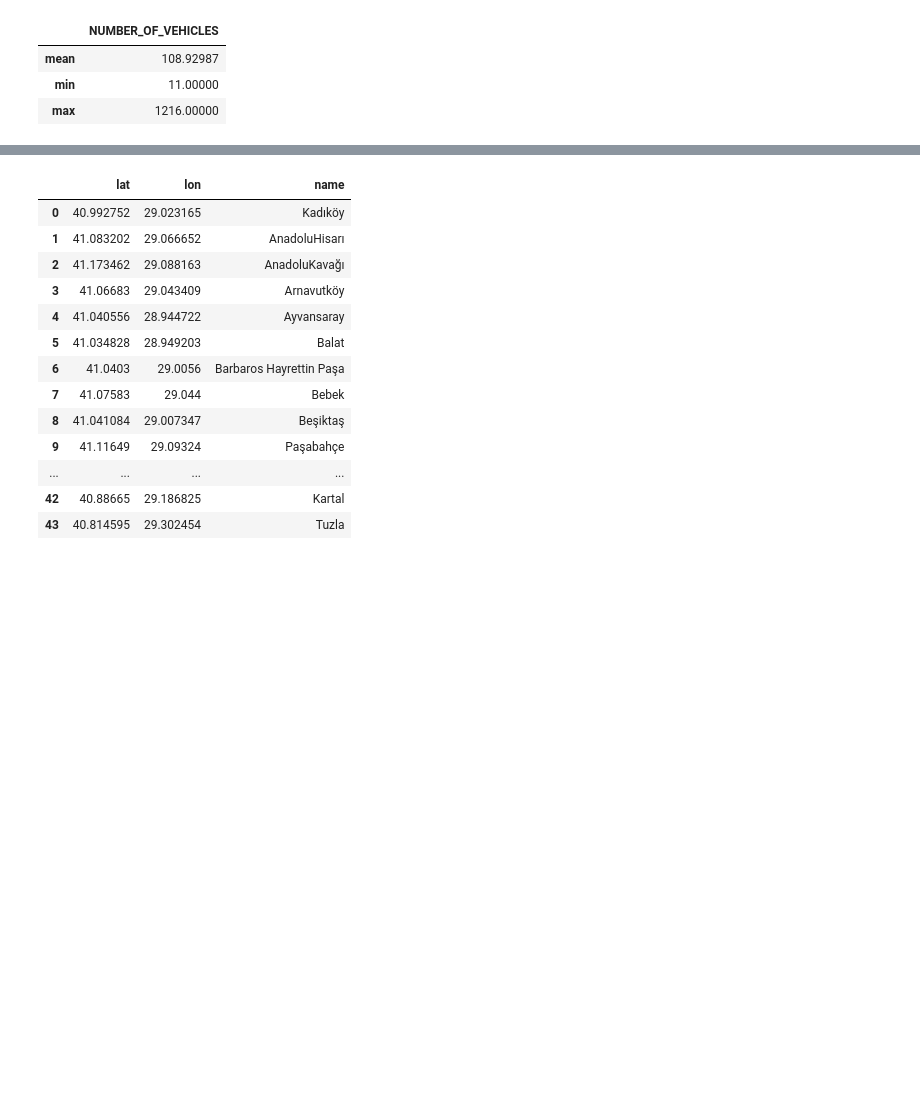
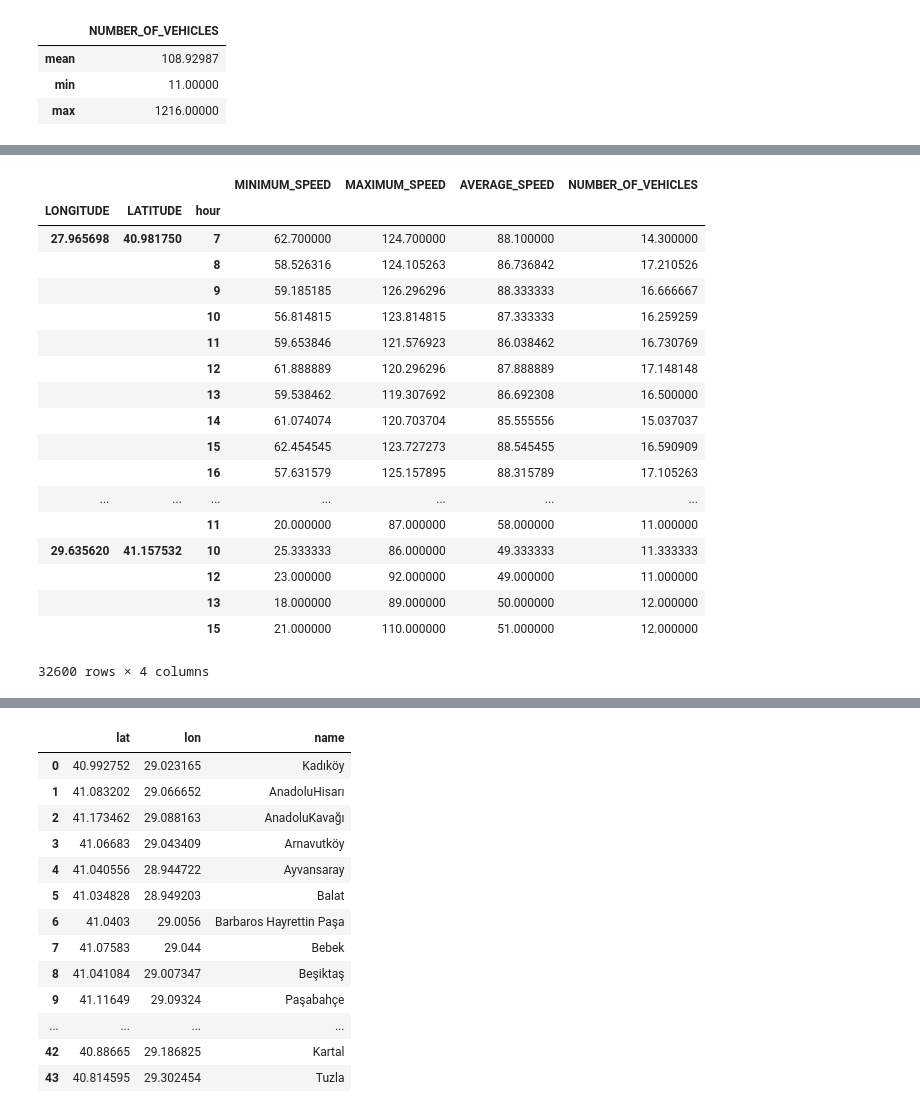
Before and after one commit to emre-isik/IBBTraffic-1, a Jupyter notebook: Traffic_in_Istanbul.ipynb, the cells around one changed output, grey strips where cells are left out. Cells and saved outputs as stored; diff of their text form; code cells hidden in the pictures; blank space fills up the shorter version.

```diff
--- a/Traffic_in_Istanbul.ipynb
+++ b/Traffic_in_Istanbul.ipynb
@@ -121,0 +144,4 @@ print(data[cond2bigger].shape)
+# %%
+# Creating hour column according to hour of DATE_TIME
+data['hour']=data['DATE_TIME'].apply(lambda x: x.hour)
+data.head()
@@ -122,3 +155,26 @@ print(data[cond2bigger].shape)
+# %%
+data = data.groupby(['LONGITUDE','LATITUDE','hour']).mean()
+data
+# %% [output]
+|  |  |  | MINIMUM_SPEED | MAXIMUM_SPEED | AVERAGE_SPEED | NUMBER_OF_VEHICLES |
+| LONGITUDE | LATITUDE | hour |  |  |  |  |
+| 27.965698 | 40.981750 | 7 | 62.700000 | 124.700000 | 88.100000 | 14.300000 |
+|  |  | 8 | 58.526316 | 124.105263 | 86.736842 | 17.210526 |
+|  |  | 9 | 59.185185 | 126.296296 | 88.333333 | 16.666667 |
+|  |  | 10 | 56.814815 | 123.814815 | 87.333333 | 16.259259 |
+|  |  | 11 | 59.653846 | 121.576923 | 86.038462 | 16.730769 |
+|  |  | 12 | 61.888889 | 120.296296 | 87.888889 | 17.148148 |
+|  |  | 13 | 59.538462 | 119.307692 | 86.692308 | 16.500000 |
+|  |  | 14 | 61.074074 | 120.703704 | 85.555556 | 15.037037 |
+|  |  | 15 | 62.454545 | 123.727273 | 88.545455 | 16.590909 |
+|  |  | 16 | 57.631579 | 125.157895 | 88.315789 | 17.105263 |
+| ... | ... | ... | ... | ... | ... | ... |
+|  |  | 11 | 20.000000 | 87.000000 | 58.000000 | 11.000000 |
+| 29.635620 | 41.157532 | 10 | 25.333333 | 86.000000 | 49.333333 | 11.333333 |
+|  |  | 12 | 23.000000 | 92.000000 | 49.000000 | 11.000000 |
+|  |  | 13 | 18.000000 | 89.000000 | 50.000000 | 12.000000 |
+|  |  | 15 | 21.000000 | 110.000000 | 51.000000 | 12.000000 |
+32600 rows × 4 columns
 # %%
 #Folium kütüphanesi ile haritalara belli bir koordinat verirsek mesela İstanbul haritasına ulaşabileceğiz.
 !pip install folium
```
Also changed, not shown: parts of 9 cells of this notebook.
